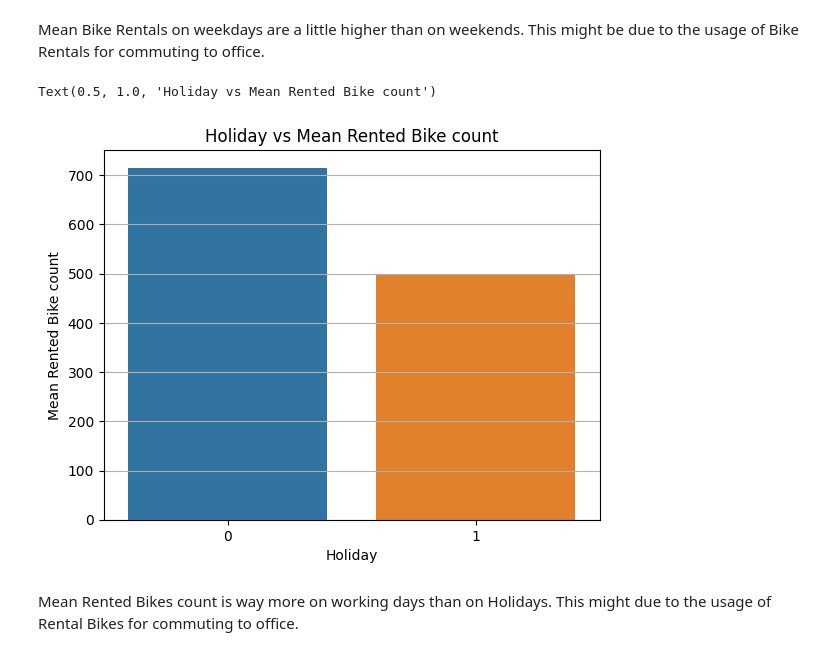
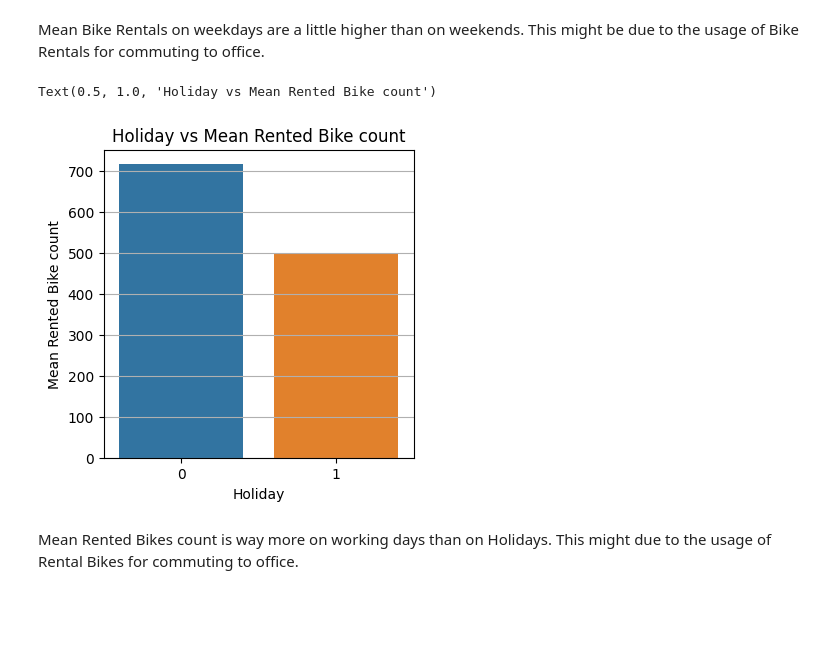
Before and after one commit to PrashantShrivastava1612/Bike-Sharing-Demand-Prediction, a Jupyter notebook: Bike_Sharing_Demand_Prediction.ipynb, the cells around one changed output. Cells and saved outputs as stored; diff of their text form; code cells hidden in the pictures; blank space fills up the shorter version.

```diff
--- a/Bike_Sharing_Demand_Prediction.ipynb
+++ b/Bike_Sharing_Demand_Prediction.ipynb
@@ -422,13 +423,14 @@ holiday_rent = pd.DataFrame(data.groupby('Holiday').agg({'Rented Bike Count':'me
 season_rent = pd.DataFrame(data.groupby('Seasons').agg({'Rented Bike Count':'mean'})).reset_index()
 # %%
 #plotting holiday status vs mean rentals
+plt.figure(figsize=(4,4))
 plt.grid()
 sns.barplot(holiday_rent, x='Holiday',y='Rented Bike Count')
 plt.ylabel("Mean Rented Bike count")
 plt.title('Holiday vs Mean Rented Bike count')
 # %% [output]
 Text(0.5, 1.0, 'Holiday vs Mean Rented Bike count')
-[figure, old version]
+[figure, new version]
 # %% [markdown]
 Mean Rented Bikes count is way more on working days than on Holidays. This might due to the usage of Rental Bikes for commuting to office.
 # %%
```
Also changed, not shown: parts of 27 cells of this notebook.
